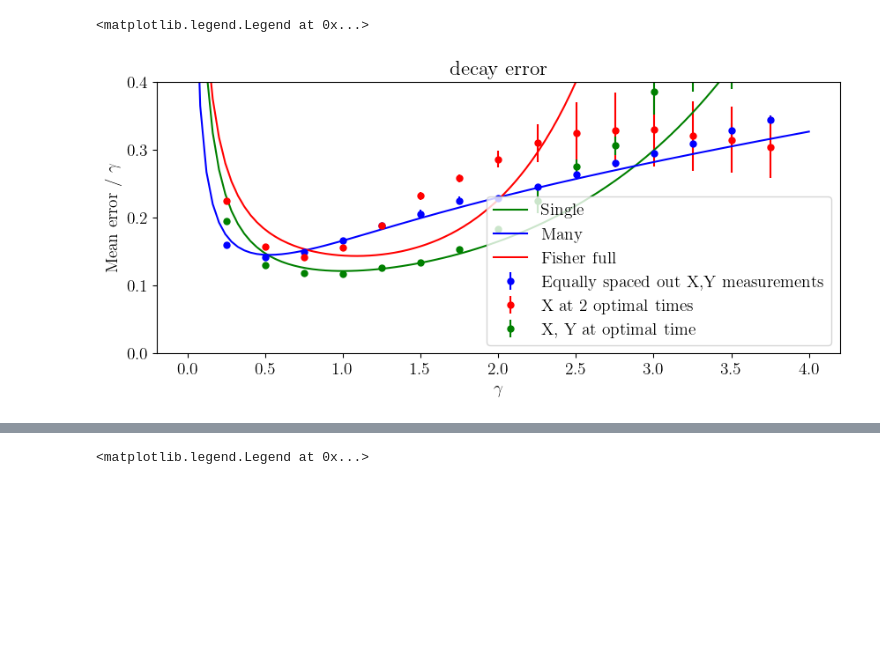
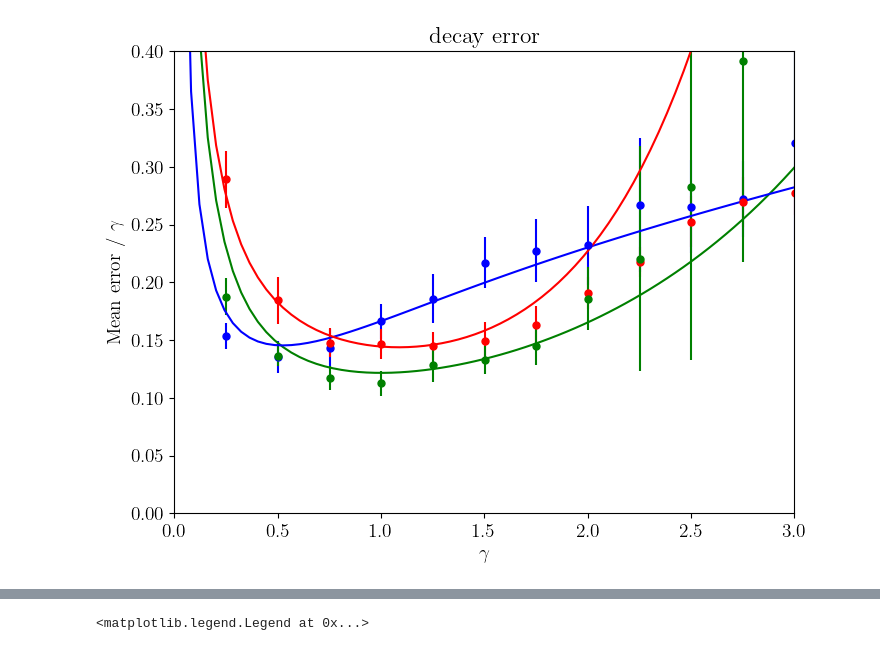
Before and after one commit to Davidkatom/Crosstalk, a Jupyter notebook: Paper/GraphForPaper.ipynb, the cells around one changed output, grey strips where cells are left out. Cells and saved outputs as stored; diff of their text form; code cells hidden in the pictures; blank space fills up the shorter version.

```diff
--- a/Paper/GraphForPaper.ipynb
+++ b/Paper/GraphForPaper.ipynb
@@ -127,7 +127,7 @@ errors_uniform_std = loaded_df["errors_uniform_std_a"].values
 
 import matplotlib.pyplot as plt
 
-plt.figure(figsize=(10, 4))  # Adjust the figure size to make the plot longer
+plt.figure(figsize=(8, 6))  # Adjust the figure size to make the plot longer
 plt.rcParams['text.usetex'] = True
 font = {'family': 'normal',
         'weight': 'bold',
@@ -141,11 +141,11 @@ plt.rc('font', **font)
 # plt.plot(Decay, 100 * np.array(errors_local_median ), linestyle='--', marker='o', color='green', markersize=5,
 #          label='X, Y at non-optimal time')
 
-plt.errorbar(Decay, np.array(errors_uniform_median), yerr= np.array(errors_uniform_std),
+plt.errorbar(Decay, np.array(errors_uniform_median)/Decay, yerr= np.array(errors_uniform_std)/Decay,
              fmt='o', color='blue', label='Equally spaced out X,Y measurements', markersize=5)
-plt.errorbar(Decay, np.array(errors_fisher_median), yerr= np.array(errors_fisher_std ),
+plt.errorbar(Decay, np.array(errors_fisher_median)/Decay, yerr= np.array(errors_fisher_std )/Decay,
              fmt='o', color='red', label='X at 2 optimal times', markersize=5)
-plt.errorbar(Decay,  np.array(errors_local_median), yerr= np.array(errors_local_std ), fmt='o',
+plt.errorbar(Decay,  np.array(errors_local_median)/Decay, yerr= np.array(errors_local_std )/Decay, fmt='o',
              color='green', label='X, Y at optimal time', markersize=5)
 
 # Scatter points for 75th percentiles
@@ -171,37 +171,37 @@ error_fisher_full = []
 for g in Gamma:
     g =g
     error_single.append(rao_bound_complex([t], g, sigma_single/g))
     error_many.append(rao_bound_complex(T_many, g, sigma_many)/g)
     error_fisher.append(rao_bound_gausian(t_fisher, 1, g, sigma_fisher)[0]/g)
     error_fisher_full.append(rao_bound(t_fisher, 1, g, [N/2, N/2])[0]/g)
 
 plt.plot(Gamma, error_single, label='Single', color='green')
 plt.plot(Gamma, error_many, label='Many', color='blue')
 # plt.plot(Gamma, error_fisher, label='Fisher', color = 'orange')
 plt.plot(Gamma, error_fisher_full, label='Fisher full', color = 'red')
 # plt.plot(T, ratio, label='Ratio single/many')
 # plt.plot(T, np.ones(samples), label='1')
 # plt.ylim([0,0.2])
 
 
 ###
 
 # plt.title(f'Shots={Decay} ')
 plt.title('decay error')
 
 plt.xlabel('$\gamma$')
 plt.ylabel('Mean error / $\gamma$')
 plt.grid()
 # plt.yscale('log')
 # plt.xscale('log')
-# plt.xlim([0, 2.52])
+
+plt.xlim([0, 3])
 plt.ylim([0,0.4])
 plt.grid()
 
-plt.legend()
+# plt.legend()
 # %% [output]
-<matplotlib.legend.Legend at 0x...>
-[figure, old version]
+[figure, new version]
 # %%
 import numpy as np
 import pandas as pd
```
Also changed, not shown: parts of 1 cell of this notebook, 2 other files.
